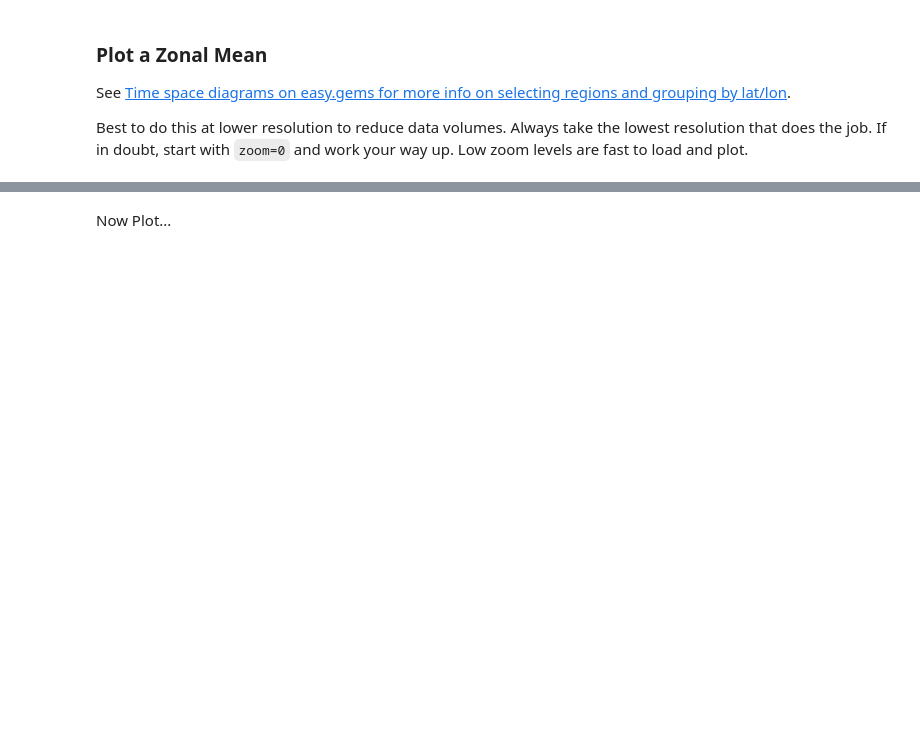
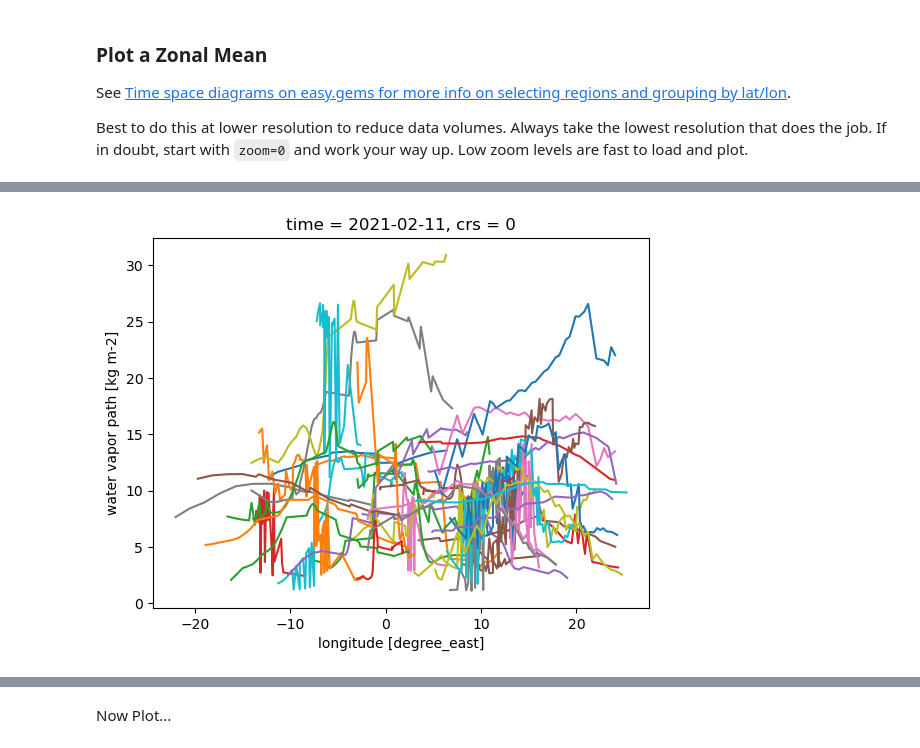
Before and after one commit to hauke-schmidt/hk25-teams-hs, a Jupyter notebook: hk25-IceSheet/prw_plot.ipynb, the cells around one changed output, grey strips where cells are left out. Saved outputs shown, nothing was run; the diff lists cells and outputs as text; code cells hidden in the pictures; blank space fills up the shorter version.

```diff
--- a/hk25-IceSheet/prw_plot.ipynb
+++ b/hk25-IceSheet/prw_plot.ipynb
@@ -14,11 +14,17 @@ from easygems import healpix as egh
 import matplotlib.pyplot as plt
 import warnings
 
+import xarray as xr
 import cartopy.crs as ccrs
 import cartopy.feature as cf
 #import healpy as hp
 import matplotlib.pyplot as plt
 import numpy as np
+import healpy
+
+
+def get_nest(ds):
+    return ds.crs.healpix_order == "nest"
 
 warnings.filterwarnings("ignore", category=FutureWarning) # don't warn us about future package conflicts
 # %% [markdown]
@@ -193,0 +196,46 @@ da_by_lon = (
+# %%
+#
+#lonse = np.linspace(0.0, 20.0, 200)
+#lonsw=np.linspace(330.0,360.0,300)
+#lons=np.concat([lonsw,lonse])
+lons= np.linspace(-15, 15.0, 200)
+lats = np.full_like(lons, 75.0)
+
+pcore=85000
+
+ds8 = cat["icon_d3hp003"](zoom=10).to_dask()
+ds8 = ds8.rename_dims({'value': 'cell'}).pipe(egh.attach_coords) if 'value' in ds.dims else ds.pipe(egh.attach_coords)
+ds8['lon']=ds['lon'].where(cond=ds['lon']<180,other=ds['lon']-360)
+
+
+pnts = xr.DataArray(
+    healpy.ang2pix(egh.get_nside(ds8), lons, lats, lonlat=True, nest=get_nest(ds8)),
+    dims=("cell",),
+    coords={"lon": (("cell",), lons), "lat": (("cell",), lats)},
+    )
+
+maxlon=[]
+for t in ds['time'][mi_mask]:
+
+    maxlon_t=ds8.prw.isel(cell=pnts).swap_dims({"cell": "lon"}).sel(time=t).sortby("lon").argmax()
+    ucore=ds8.ua.isel(cell=pnts).swap_dims({"cell": "lon"}).sel(time=t).sortby("lon").sel(pressure=pcore)[maxlon_t]
+    vcore=ds8.va.isel(cell=pnts).swap_dims({"cell": "lon"}).sel(time=t).sortby("lon").sel(pressure=pcore)[maxlon_t]
+    maxlon.append(maxlon_t)
+
+    lons_t=np.linspace(ds8.lon.isel(cell=pnts).swap_dims({"cell": "lon"}).sortby("lon")[maxlon_t].values-10,ds8.lon.isel(cell=pnts).swap_dims({"cell": "lon"}).sortby("lon")[maxlon_t].values+10,200)
+    lats_t=75-(ucore.values/vcore.values)*(lons_t-ds8.lon.isel(cell=pnts).swap_dims({"cell": "lon"}).sortby("lon")[maxlon_t].values)
+    lons_t=lons_t[((lats_t>60)&(lats_t<85))]
+    lats_t=lats_t[((lats_t>60)&(lats_t<85))]
+
+
+    pnts_t = xr.DataArray(
+    healpy.ang2pix(egh.get_nside(ds8), lons_t, lats_t, lonlat=True, nest=get_nest(ds8)),
+    dims=("cell",),
+    coords={"lon": (("cell",), lons_t), "lat": (("cell",), lats_t)},
+    )
+
+
+    ds8.prw.isel(cell=pnts_t).swap_dims({"cell": "lon"}).sel(time=t).sortby("lon").plot(x="lon")
+    #ds8.lat.isel(cell=pnts_t).swap_dims({"cell": "lon"}).sortby("lon").plot(x="lon")
+# %% [output]
+[figure, added]
```
Also changed, not shown: parts of 15 cells of this notebook.
